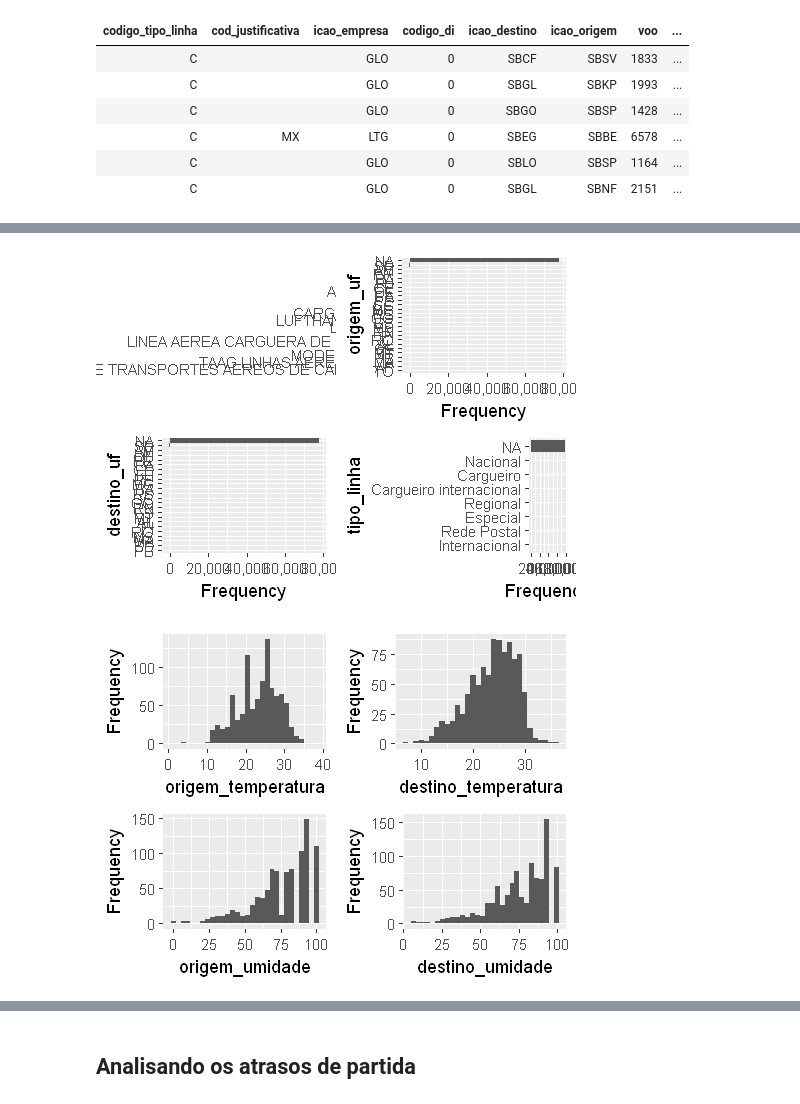
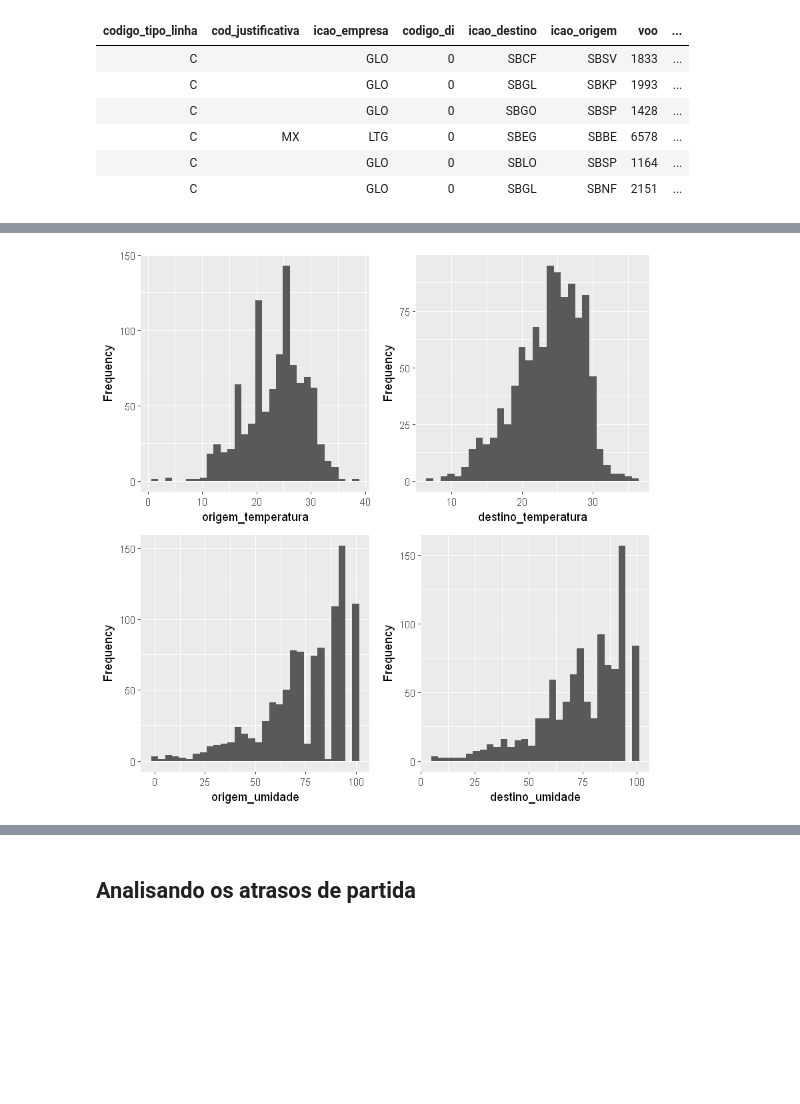
Before and after one commit to jcolares/DM2018, a Jupyter notebook: DataMining.ipynb, the cells around one changed output, grey strips where cells are left out. Saved outputs shown, nothing was run; the diff lists cells and outputs as text; code cells hidden in the pictures; blank space fills up the shorter version.

```diff
--- a/DataMining.ipynb
+++ b/DataMining.ipynb
@@ -153,32 +189,30 @@ plot_missing(vrawu17)
 # %%
 #Tratando dados
 fl17 <- vrawu17
 '%!in%' <- function(x,y)!('%in%'(x,y))
 
 #Filtrando atrasos com mais de 15 min (partida e chegada)#Filtra
 fl17 <- fl17[fl17$atraso_partida > 15 & fl17$atraso_chegada > 15 & fl17$atraso_partida > 240 & fl17$atraso_chegada > 240,]
 
 #Agregando para "outros"
 fl17[which(fl17$icao_empresa %!in% c(names(sort(table(fl17$icao_empresa), decreasing=T)[1:15]))),]$icao_empresa <- "OUTRAS"
 fl17[which(fl17$icao_origem %!in% c(names(sort(table(fl17$icao_origem), decreasing=T)[1:15]))),]$icao_origem <- "OUTRAS"
 fl17[which(fl17$icao_destino %!in% c(names(sort(table(fl17$icao_destino), decreasing=T)[1:15]))),]$icao_destino <- "OUTROS"
 fl17[which(fl17$destino_cidade %!in% c(names(sort(table(fl17$destino_cidade), decreasing=T)[1:15]))),]$destino_cidade <- "OUTROS"
 fl17[which(fl17$destino_descricao %!in% c(names(sort(table(fl17$destino_descricao), decreasing=T)[1:15]))),]$destino_descricao <- "OUTROS"
 fl17[which(fl17$empresa %!in% c(names(sort(table(fl17$empresa), decreasing=T)[1:15]))),]$empresa <- "OUTROS"
 fl17[which(fl17$origem_descricao %!in% c(names(sort(table(fl17$origem_descricao), decreasing=T)[1:15]))),]$origem_descricao <- "OUTROS"
 fl17[which(fl17$origem_cidade %!in% c(names(sort(table(fl17$origem_cidade), decreasing=T)[1:15]))),]$origem_cidade <- "OUTROS"
 
 
 #Convertendo datas
 fl17$timekey_partida <- strptime(fl17$timekey_partida, '%Y%m%d%H%M')
 fl17$timekey_chegada <- strptime(fl17$timekey_chegada, '%Y%m%d%H%M')
 #fl17$origem_data <- as.Date(fl17$origem_data)
 #fl17$destino_data <- as.Date(fl17$destino_data)
 
-plot_bar(fl17[c("empresa","origem_uf","destino_uf","tipo_linha")])
 plot_histogram(fl17[c("origem_temperatura", "destino_temperatura","origem_umidade", "destino_umidade")])
 
-rm(fl17)
+#rm(fl17,BarDiscrete,HistogramContinuous,plot_bar,plot_histogram,plot_missing,PlotMissing,split_columns,SplitColType)
 # %% [output]
-[figure, old version]
+[figure, new version]
-[figure, removed]
```
Also changed, not shown: parts of 44 cells of this notebook.
